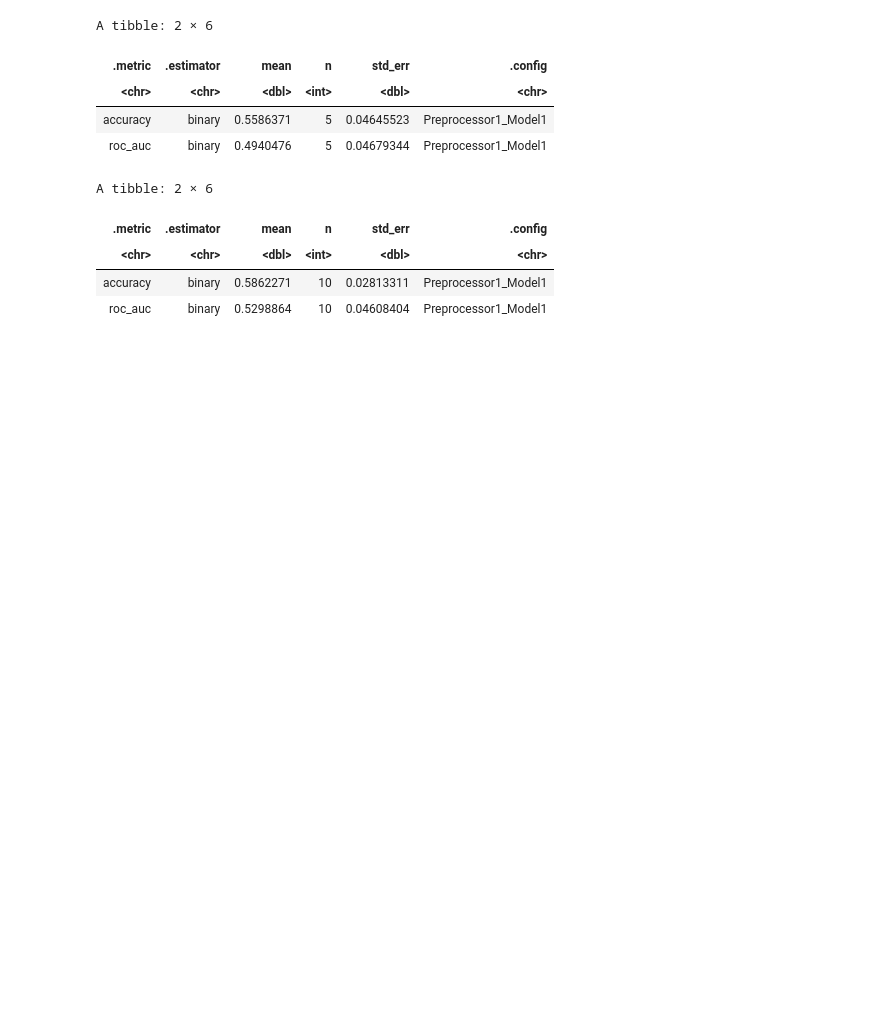
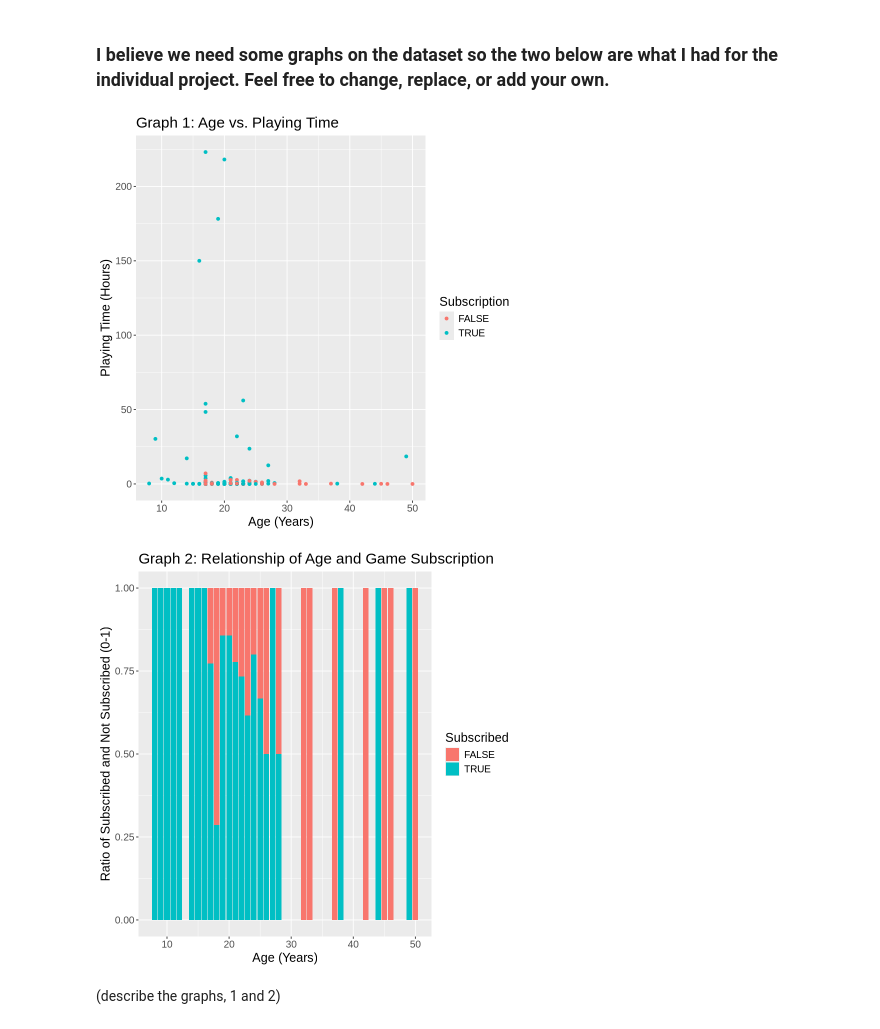
Before and after one commit to takemil8088/group_projectDSCI, a Jupyter notebook: GROUP DRAFT.ipynb, the cells around one changed output. Saved outputs shown, nothing was run; the diff lists cells and outputs as text; code cells hidden in the pictures; blank space fills up the shorter version.

Commit message:
major changes
reorganized stuff, added sections. Also, I put markdown cells so we know where we need to write and add stuff

```diff
--- a/GROUP DRAFT.ipynb
+++ b/GROUP DRAFT.ipynb
@@ -63,43 +83,35 @@ A tibble: 194 × 5
+# %% [markdown]
+### I believe we need some graphs on the dataset so the two below are what I had for the individual project. Feel free to change, replace, or add your own.
+# %%
+relation_played_hours_age <- players |>
+    select(age, played_hours, subscribe) |>
+    ggplot(aes(x = age, y = played_hours, colour = subscribe)) +
+    geom_point() +
+    labs(x = "Age (Years)",
+         y = "Playing Time (Hours)",
+         colour = "Subscription",
+         title = "Graph 1: Age vs. Playing Time") +
+    theme(text = element_text(size = 15))
+
+relation_played_hours_age
+
+age_subscribe_plot <- players |>
+    select(age, subscribe) |>
+    ggplot(aes(x = age, fill = subscribe)) +
+    geom_bar(position = "fill") +
+    labs(x = "Age (Years)",
+         y = "Ratio of Subscribed and Not Subscribed (0-1)",
+         fill = "Subscribed",
+         title = "Graph 2: Relationship of Age and Game Subscription") +
+    theme(text = element_text(size = 15))
+
+age_subscribe_plot
+# %% [output]
+[figure, added]
+[figure, added]
+# %% [markdown]
+(describe the graphs, 1 and 2)
 # %%
 split <- initial_split(players, prop = 0.75, strata = subscribe)
 train <- training(split)
 test <- testing(split)
-# %%
-vfold <- vfold_cv(train, v = 5, strata = subscribe)
-
-recipe <- recipe(subscribe ~ played_hours + Age, data = train) |>
-  step_scale(all_predictors()) |>
-  step_center(all_predictors())
-
-knn_spec <- nearest_neighbor(weight_func = "rectangular", neighbors = 3) |>
-  set_engine("kknn") |>
-  set_mode("classification")
-
-knn_fit <- workflow() |>
-  add_recipe(recipe) |>
-  add_model(knn_spec) |>
-  fit_resamples(resamples = vfold)|>
-                  collect_metrics()
-
-knn_fit
-
-p_vfold <- vfold_cv(train, v = 10, strata = subscribe)
-
-vfold_metrics <- workflow() |>
-                  add_recipe(recipe) |>
-                  add_model(knn_spec) |>
-                  fit_resamples(resamples = p_vfold) |>
-                  collect_metrics()
-
-vfold_metrics
-# %% [output]
-A tibble: 2 × 6
-| .metric | .estimator | mean | n | std_err | .config |
-| <chr> | <chr> | <dbl> | <int> | <dbl> | <chr> |
-| accuracy | binary | 0.5586371 | 5 | 0.04645523 | Preprocessor1_Model1 |
-| roc_auc | binary | 0.4940476 | 5 | 0.04679344 | Preprocessor1_Model1 |
-A tibble: 2 × 6
-| .metric | .estimator | mean | n | std_err | .config |
-| <chr> | <chr> | <dbl> | <int> | <dbl> | <chr> |
-| accuracy | binary | 0.5862271 | 10 | 0.02813311 | Preprocessor1_Model1 |
-| roc_auc | binary | 0.5298864 | 10 | 0.04608404 | Preprocessor1_Model1 |
```
Also changed, not shown: parts of 21 cells of this notebook.
